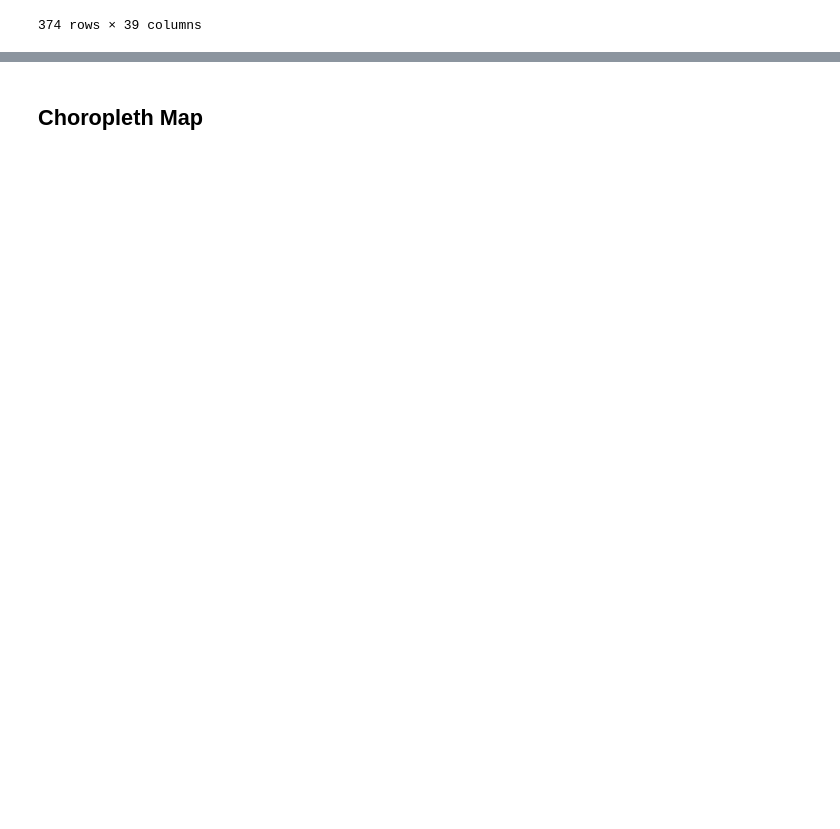
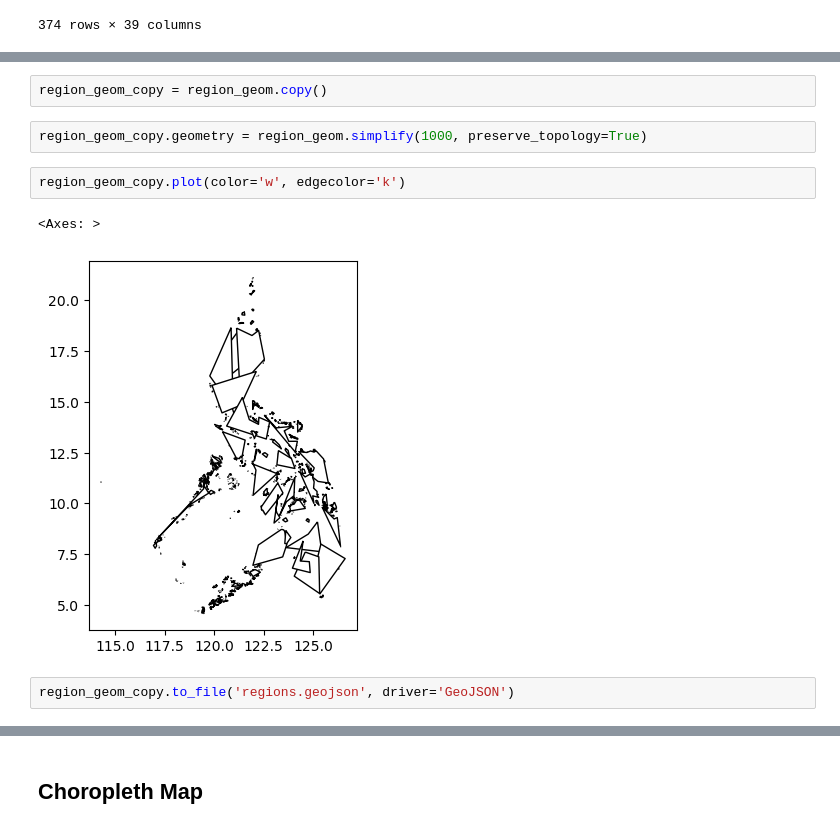
Before and after one commit to francheska-vicente/data101-ph-un-sgd, a Jupyter notebook: main_1 copy.ipynb, the cells around one changed output, grey strips where cells are left out. Drawn from its saved outputs; the diff is of its cells as text; blank space fills up the shorter version.

```diff
--- a/main_1 copy.ipynb
+++ b/main_1 copy.ipynb
@@ -992,0 +1069,11 @@ gdf.to_csv ('geodata.csv')
+# %%
+region_geom_copy = region_geom.copy()
+# %%
+region_geom_copy.geometry = region_geom.simplify(1000, preserve_topology=True)
+# %%
+region_geom_copy.plot(color='w', edgecolor='k')
+# %% [output]
+<Axes: >
+[figure, added]
+# %%
+region_geom_copy.to_file('regions.geojson', driver='GeoJSON')
```
Also changed, not shown: parts of 40 cells of this notebook, 8 other files.
